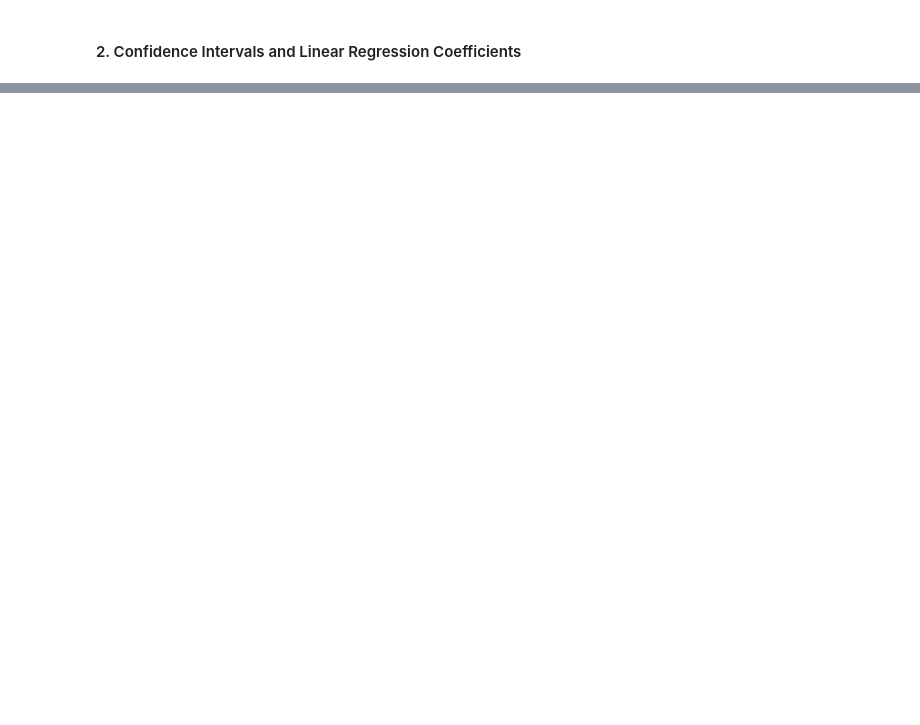
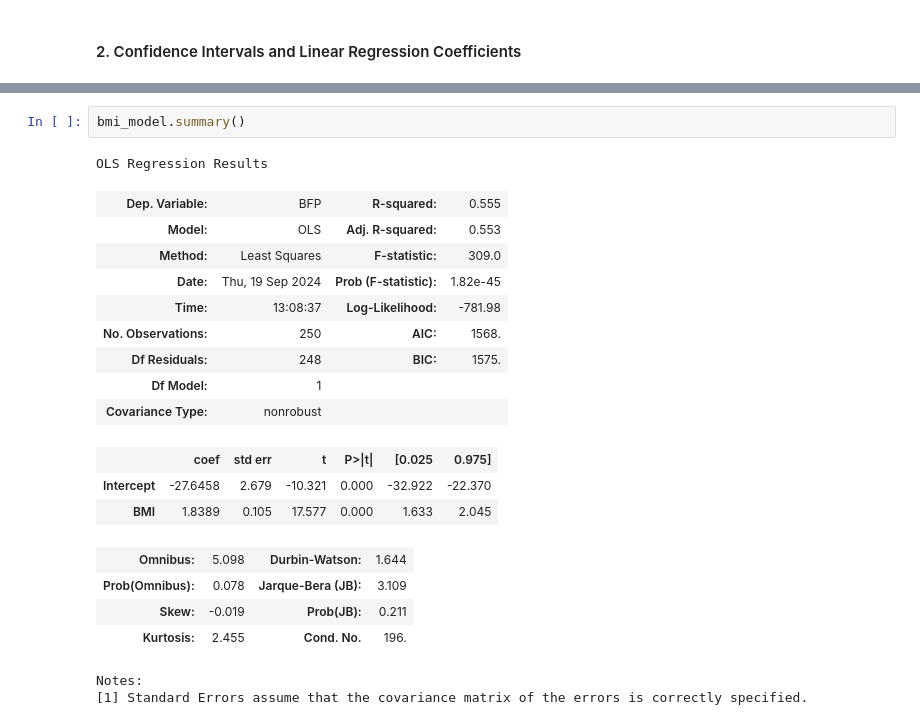
Before and after one commit to navidbahadoran/data-science-spring-2025, a Jupyter notebook: 05_inference_I/problem_session/problem_session_5_complete.ipynb, the cells around one changed output, grey strips where cells are left out. Drawn from its saved outputs; the diff is of its cells as text; blank space fills up the shorter version.

```diff
--- a/05_inference_I/problem_session/problem_session_5_complete.ipynb
+++ b/05_inference_I/problem_session/problem_session_5_complete.ipynb
@@ -153,0 +266,22 @@ The number of observations to reach those false positives (out of 1000) were
+# %%
+bmi_model.summary()
+# %% [output]
+OLS Regression Results
+| Dep. Variable: | BFP | R-squared: | 0.555 |
+| Model: | OLS | Adj. R-squared: | 0.553 |
+| Method: | Least Squares | F-statistic: | 309.0 |
+| Date: | Thu, 19 Sep 2024 | Prob (F-statistic): | 1.82e-45 |
+| Time: | 13:08:37 | Log-Likelihood: | -781.98 |
+| No. Observations: | 250 | AIC: | 1568. |
+| Df Residuals: | 248 | BIC: | 1575. |
+| Df Model: | 1 |  |  |
+| Covariance Type: | nonrobust |  |  |
+|  | coef | std err | t | P>|t| | [0.025 | 0.975] |
+| Intercept | -27.6458 | 2.679 | -10.321 | 0.000 | -32.922 | -22.370 |
+| BMI | 1.8389 | 0.105 | 17.577 | 0.000 | 1.633 | 2.045 |
+| Omnibus: | 5.098 | Durbin-Watson: | 1.644 |
+| Prob(Omnibus): | 0.078 | Jarque-Bera (JB): | 3.109 |
+| Skew: | -0.019 | Prob(JB): | 0.211 |
+| Kurtosis: | 2.455 | Cond. No. | 196. |
+Notes:
+[1] Standard Errors assume that the covariance matrix of the errors is correctly specified.
```
Also changed, not shown: parts of 22 cells of this notebook, 2 other files.
